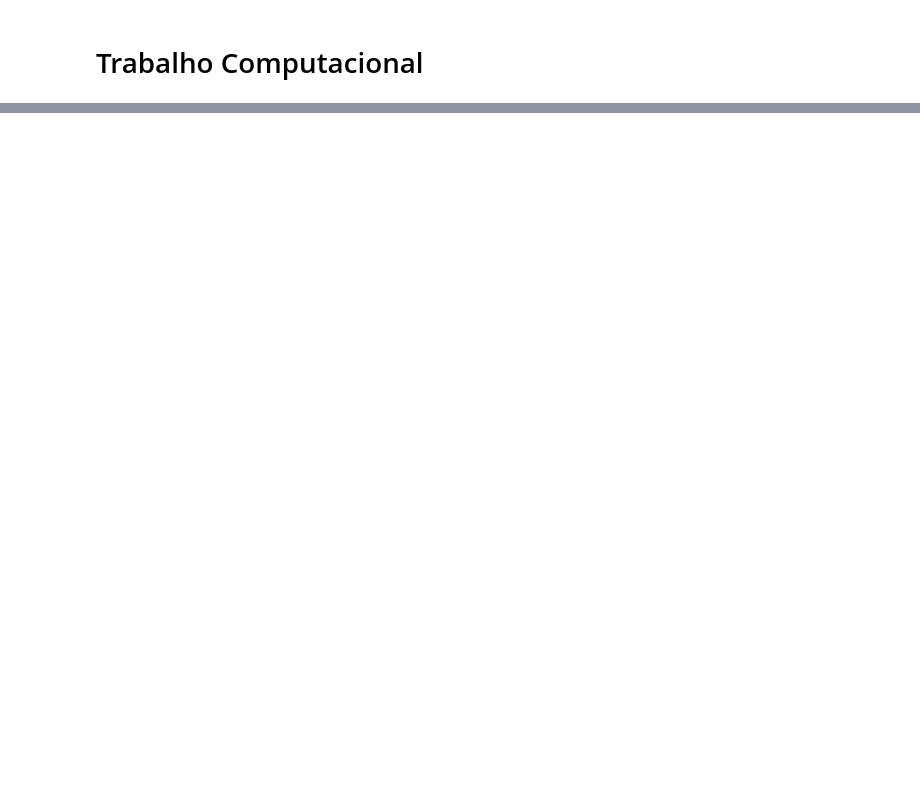
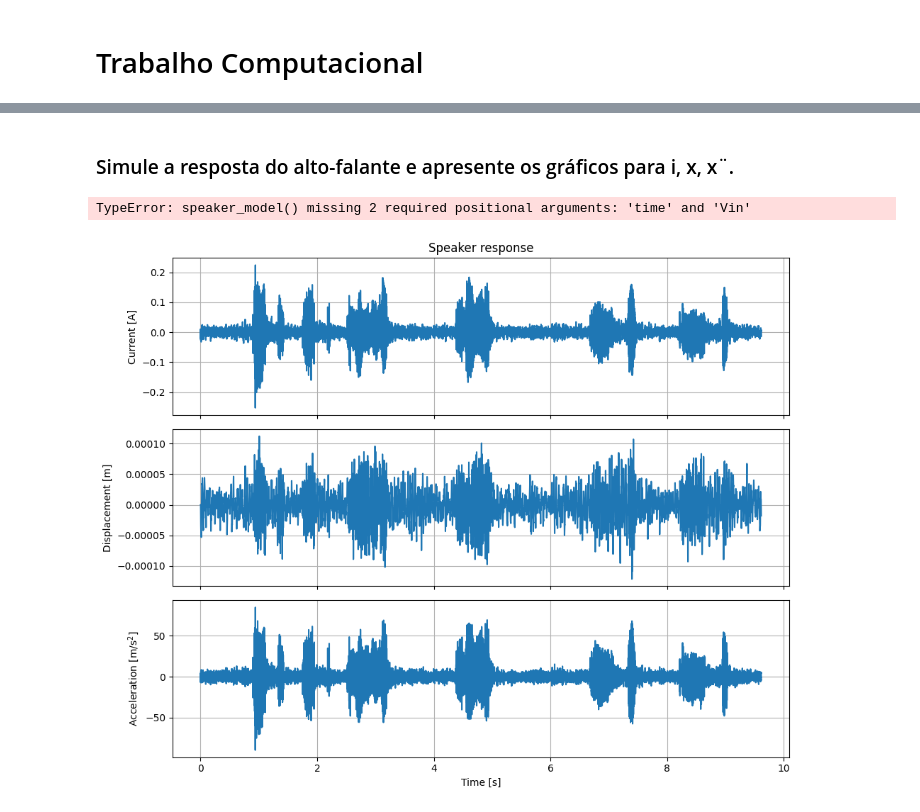
Before and after one commit to GabGomes16/Modelagem-e-Simulacao-Multifisica---Trabalhos-Computacionais, a Jupyter notebook: TC2/TC2.ipynb, the cells around one changed output, grey strips where cells are left out. Cells and saved outputs as stored; diff of their text form; code cells hidden in the pictures; blank space fills up the shorter version.

```diff
--- a/TC2/TC2.ipynb
+++ b/TC2/TC2.ipynb
@@ -459,10 +217,0 @@ plt.title('System response to the audio signal');
-# %%
-fig = plt.figure(figsize=(8,5))
-#plt.subplot(1, 2, 1)
-#plt.plot(sol_CH0.t, sol_CH0.y[1,:], 'g', linewidth=1.5);
-plt.plot(sol_CH1.t, sol_CH1.y[1,:], 'b', linewidth=1.5);
-plt.grid(True);
-plt.xlabel('$t [s]$');
-plt.ylabel('Cone position [m]');
-plt.legend(['CH0','CH1']);
-plt.title('System response to the audio signal');
@@ -524,0 +322,2 @@ omega = 2*np.pi*f
+# %% [markdown]
+### Simule a resposta do alto-falante e apresente os gráficos para i, x, x¨.
@@ -524,0 +361,37 @@ omega = 2*np.pi*f
+# %%
+m = 14.35e-3 #kg
+b = 0.786 #kg/s
+k = 1852 #N/m
+Bl= 4.95 #N/A
+L= 266e-6 #H
+R= 3.3 #Ohms
+
+state0 = [0, 0, 0]
+solution = solve_ivp(
+    speaker_model,
+    (time[0], time[-1]),
+    [0, 0, 0],
+    t_eval=time,
+    args=(time, data)
+)
+
+# Estados
+current = solution.y[0]
+position = solution.y[1]
+velocity = solution.y[2]
+
+# Aceleração
+acceleration = (
+    Bl*current - b*velocity - k*position
+) / m
+# %% [output]
+TypeError: speaker_model() missing 2 required positional arguments: 'time' and 'Vin'
+# %%
+plot_speaker_results(
+    time,
+    current,
+    position,
+    acceleration
+)
+# %% [output]
+[figure, added]
```
Also changed, not shown: parts of 60 cells of this notebook, 4 other files.
